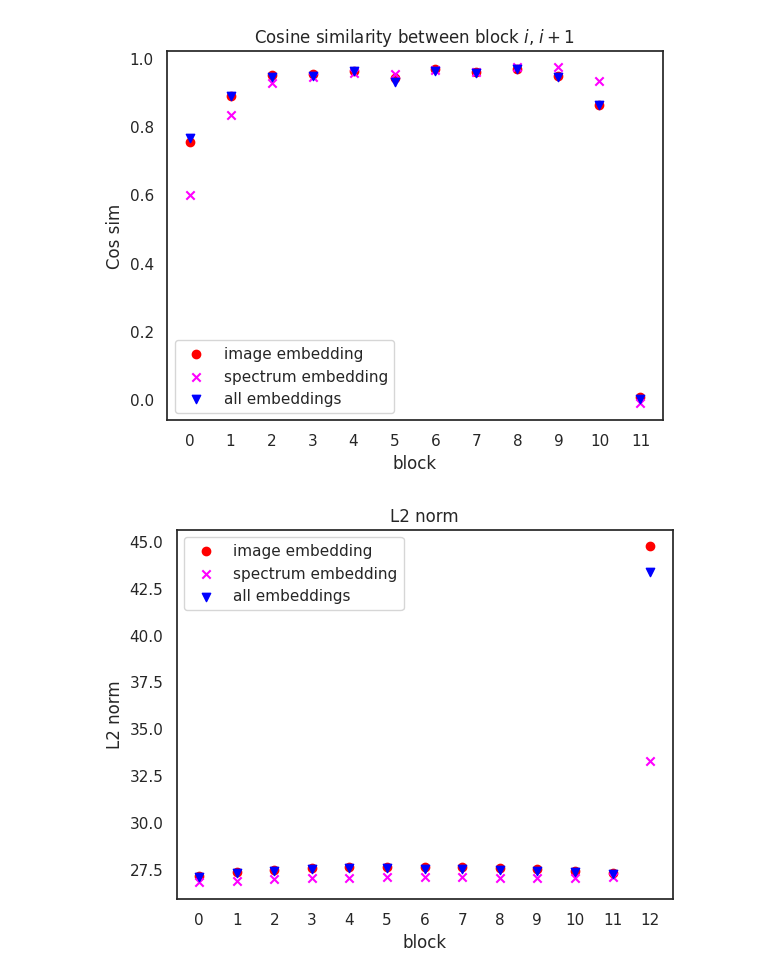
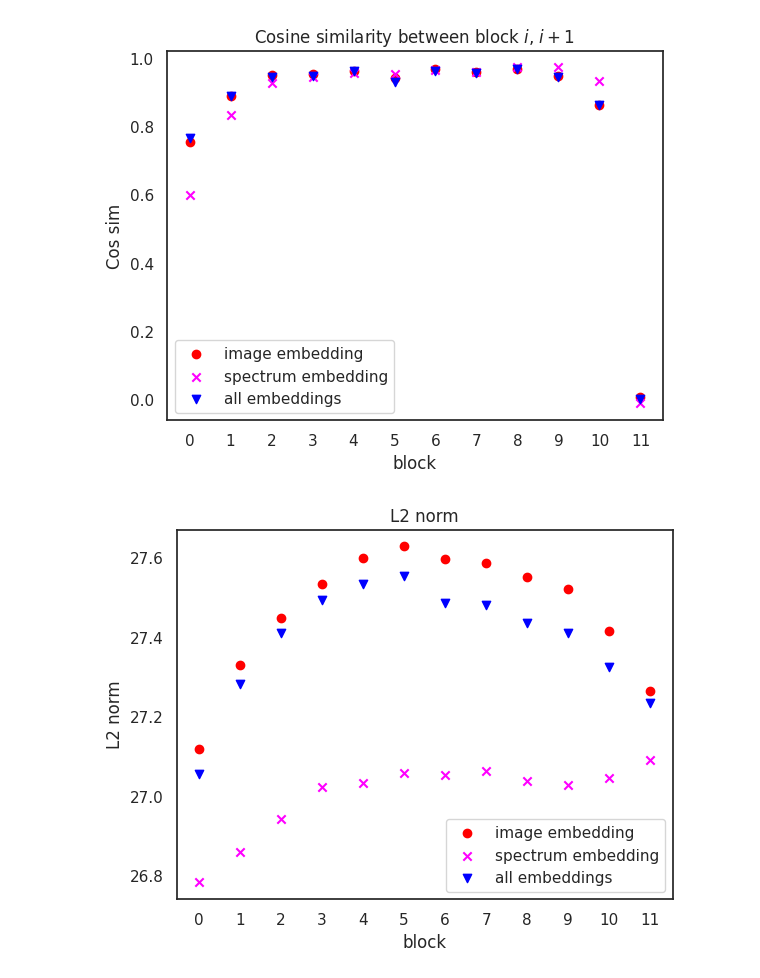
Before and after one commit to auggiemarignier/windycity, a Jupyter notebook: aion_tutorial.ipynb, the cells around one changed output. Saved outputs shown, nothing was run; the diff lists cells and outputs as text; code cells hidden in the pictures.

Commit message:
omit last block

```diff
--- a/aion_tutorial.ipynb
+++ b/aion_tutorial.ipynb
@@ -214,7 +214,7 @@ for b in range(num_blocks):
     sp_embeddings_cos_sim.append(np.mean(np.diag(cosine_similarity(sp_embeddings[b], sp_embeddings[b+1]))))
     all_embeddings_cos_sim.append(np.mean(np.diag(cosine_similarity(all_embeddings[b], all_embeddings[b+1]))))
 
-for b in range(num_blocks + 1):
+#for b in range(num_blocks + 1):
     im_embeddings_L2.append(np.linalg.norm(im_embeddings[b], ord = 2,axis = 1).mean())
     sp_embeddings_L2.append(np.linalg.norm(sp_embeddings[b], ord = 2,axis = 1).mean())
     all_embeddings_L2.append(np.linalg.norm(all_embeddings[b], ord = 2,axis = 1).mean())
@@ -241,16 +241,16 @@ plt.show()
 # %%
 
 
 plt.figure()
-plt.scatter(range(num_blocks+1), im_embeddings_L2, color = "red", label = "image embedding")
-plt.scatter(range(num_blocks+1), sp_embeddings_L2, color = "magenta", label = "spectrum embedding", marker = "x")
-plt.scatter(range(num_blocks+1), all_embeddings_L2, color = "blue", label = "all embeddings", marker = "v")
-plt.xticks(range(num_blocks+1))
+plt.scatter(range(num_blocks), im_embeddings_L2, color = "red", label = "image embedding")
+plt.scatter(range(num_blocks), sp_embeddings_L2, color = "magenta", label = "spectrum embedding", marker = "x")
+plt.scatter(range(num_blocks), all_embeddings_L2, color = "blue", label = "all embeddings", marker = "v")
+plt.xticks(range(num_blocks))
 
 plt.legend()
 plt.xlabel("block")
 plt.ylabel("L2 norm")
 plt.title("L2 norm")
 plt.show()
 # %% [output]
-[figure, old version]
+[figure, new version]
```
